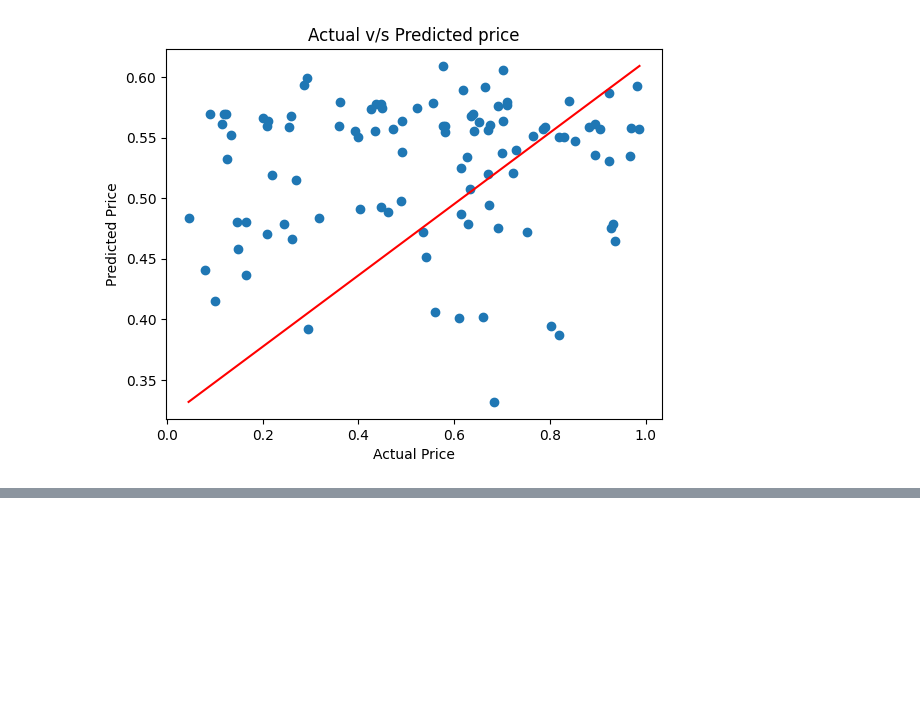
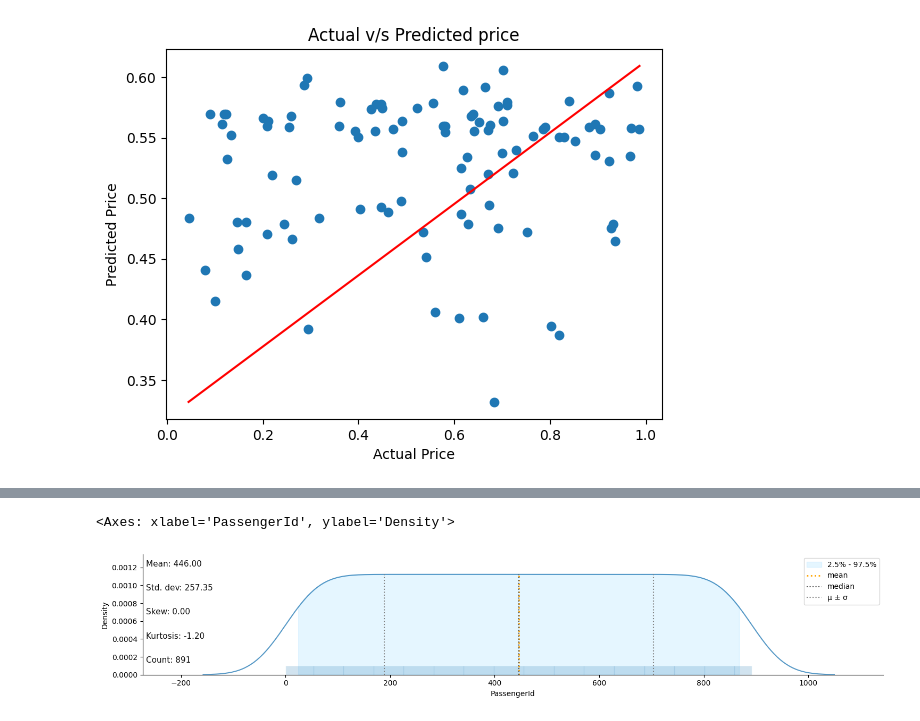
Before and after one commit to sujataprasad01/ML-Predicting-the-House-price, a Jupyter notebook: Predicting_the_House_price.ipynb, the cells around one changed output, grey strips where cells are left out. Saved outputs shown, nothing was run; the diff lists cells and outputs as text; code cells hidden in the pictures; blank space fills up the shorter version.

```diff
--- a/Predicting_the_House_price.ipynb
+++ b/Predicting_the_House_price.ipynb
@@ -504,0 +586,5 @@ Text(0.5, 1.0, 'Actual v/s Predicted price')
+# %%
+klib.dist_plot(df2)
+# %% [output]
+<Axes: xlabel='PassengerId', ylabel='Density'>
+[figure, added]
```
Also changed, not shown: parts of 14 cells of this notebook.
